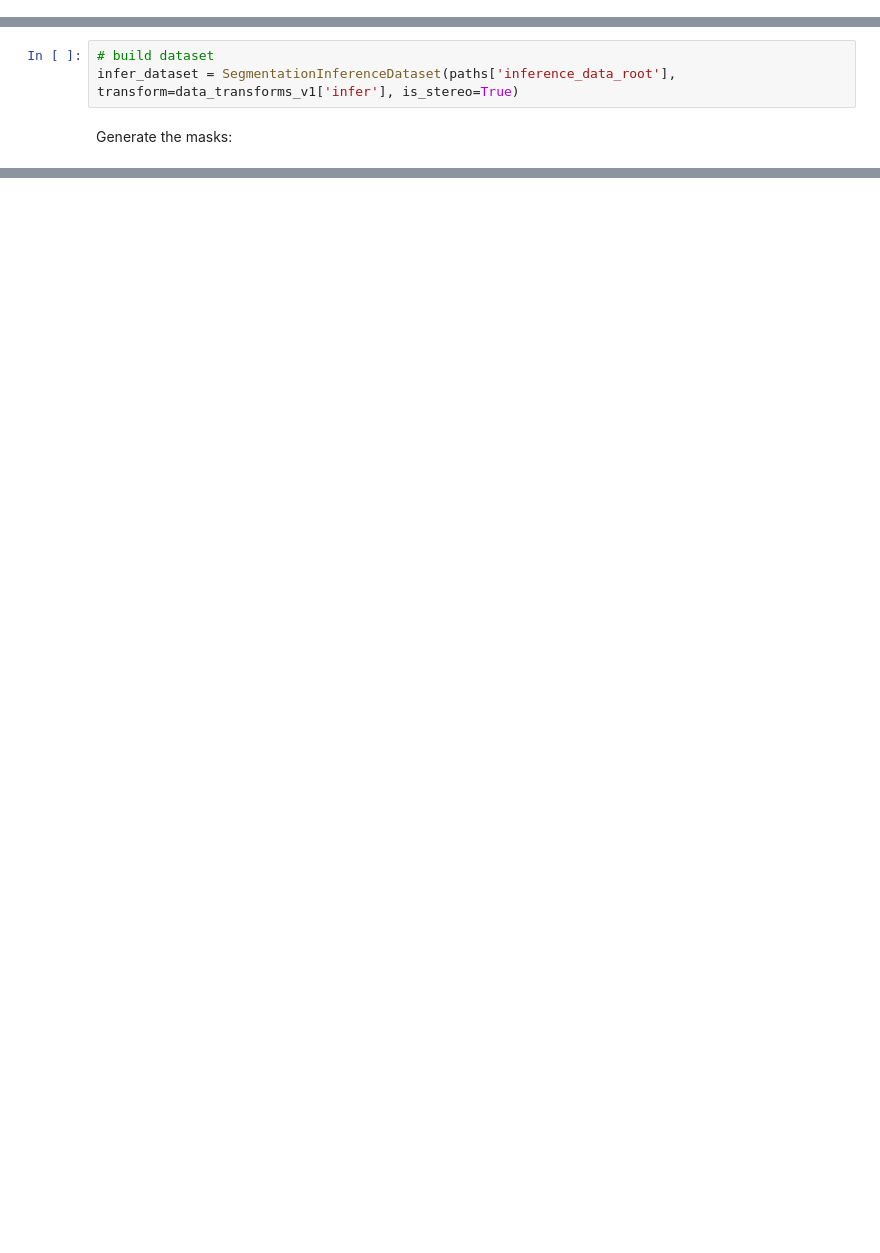
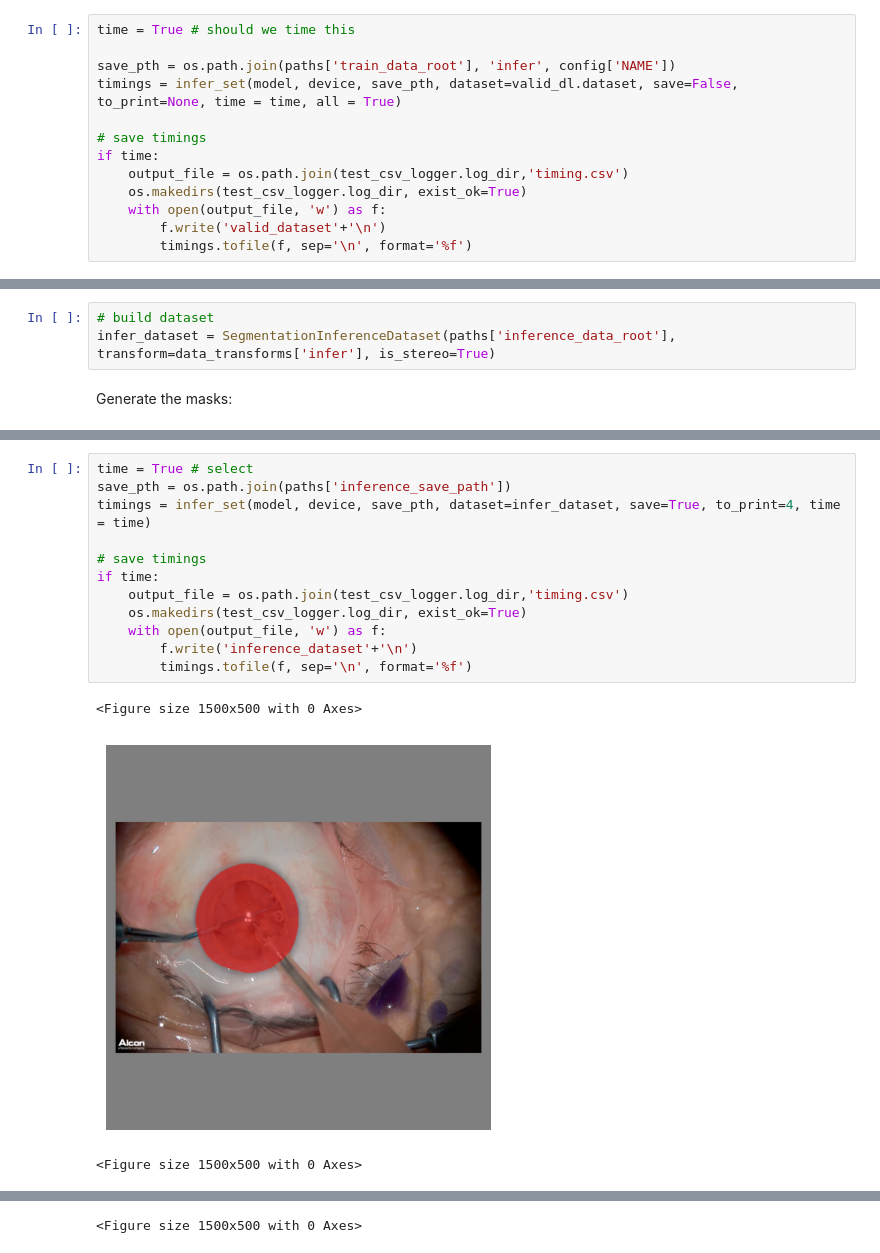
Before and after one commit to Jonathm126/CataractIrisSegmentation_SMP, a Jupyter notebook: train_model.ipynb, the cells around one changed output, grey strips where cells are left out. Saved outputs shown, nothing was run; the diff lists cells and outputs as text; blank space fills up the shorter version.

Commit message:
added timing to inference

```diff
--- a/train_model.ipynb
+++ b/train_model.ipynb
@@ -184 +178,14 @@ infer_set(model, device, pth, dataset=test_dl.dataset, save=False, print=3)
+# %%
+time = True # should we time this
+
+save_pth = os.path.join(paths['train_data_root'], 'infer', config['NAME'])
+timings = infer_set(model, device, save_pth, dataset=valid_dl.dataset, save=False, to_print=None, time = time, all = True)
+
+# save timings
+if time:
+    output_file = os.path.join(test_csv_logger.log_dir,'timing.csv')
+    os.makedirs(test_csv_logger.log_dir, exist_ok=True)
+    with open(output_file, 'w') as f:
+        f.write('valid_dataset'+'\n')
+        timings.tofile(f, sep='\n', format='%f')
 # %% [markdown]
@@ -197,5 +196,5 @@ data_transforms_v1['infer'] = T.Compose([
 # %%
 # build dataset
-infer_dataset = SegmentationInferenceDataset(paths['inference_data_root'], transform=data_transforms_v1['infer'], is_stereo=True)
+infer_dataset = SegmentationInferenceDataset(paths['inference_data_root'], transform=data_transforms['infer'], is_stereo=True)
 # %% [markdown]
 Generate the masks:
@@ -215,0 +201,16 @@ infer_set(model, device, pth, dataset=infer_dataset, save=True, print=5)
+# %%
+time = True # select
+save_pth = os.path.join(paths['inference_save_path'])
+timings = infer_set(model, device, save_pth, dataset=infer_dataset, save=True, to_print=4, time = time)
+
+# save timings
+if time:
+    output_file = os.path.join(test_csv_logger.log_dir,'timing.csv')
+    os.makedirs(test_csv_logger.log_dir, exist_ok=True)
+    with open(output_file, 'w') as f:
+        f.write('inference_dataset'+'\n')
+        timings.tofile(f, sep='\n', format='%f')
+# %% [output]
+<Figure size 1500x500 with 0 Axes>
+[figure, added]
+<Figure size 1500x500 with 0 Axes>
@@ -215,0 +218 @@ infer_set(model, device, pth, dataset=infer_dataset, save=True, print=5)
+<Figure size 1500x500 with 0 Axes>
```
Also changed, not shown: parts of 16 cells of this notebook, 18 other files.
